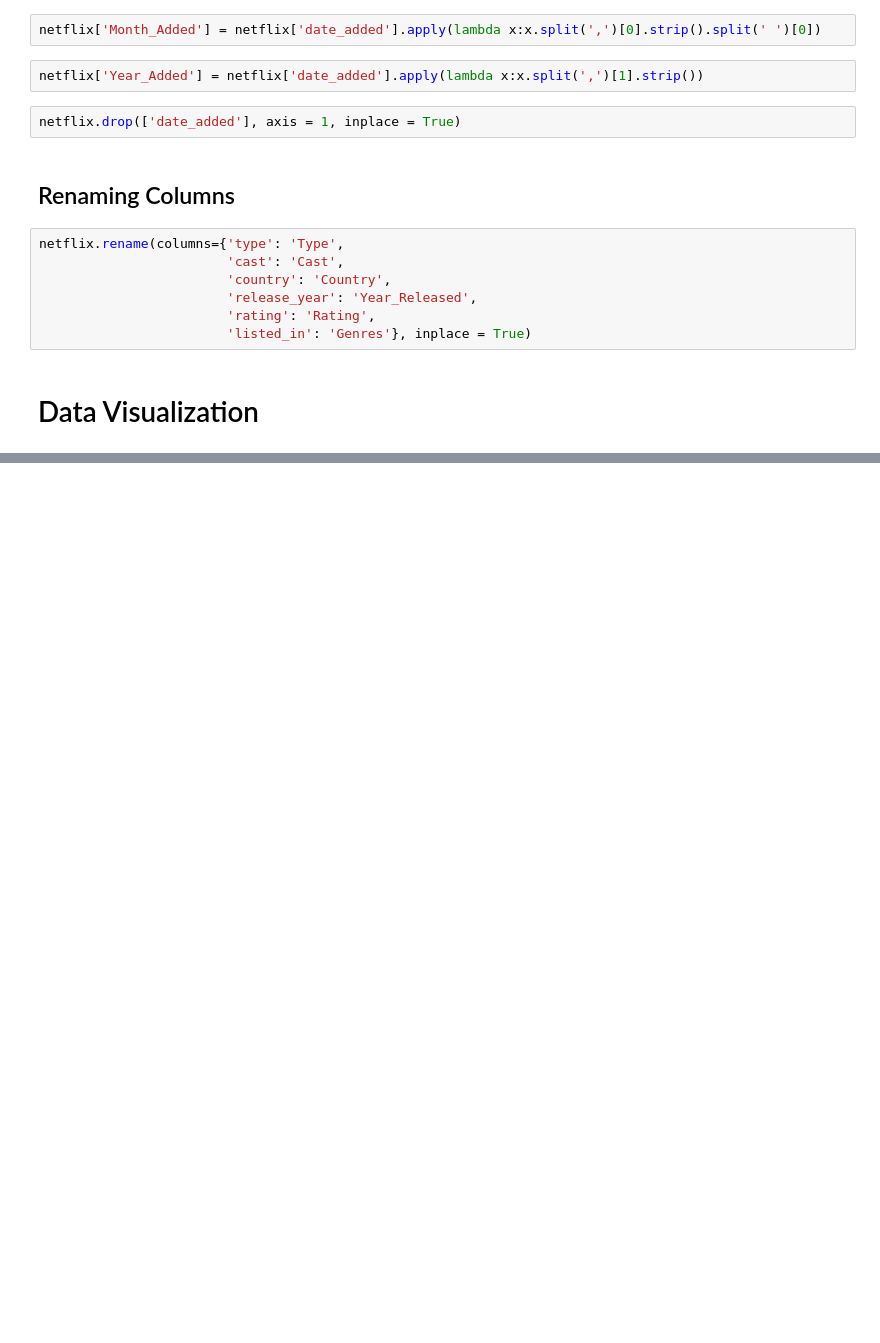
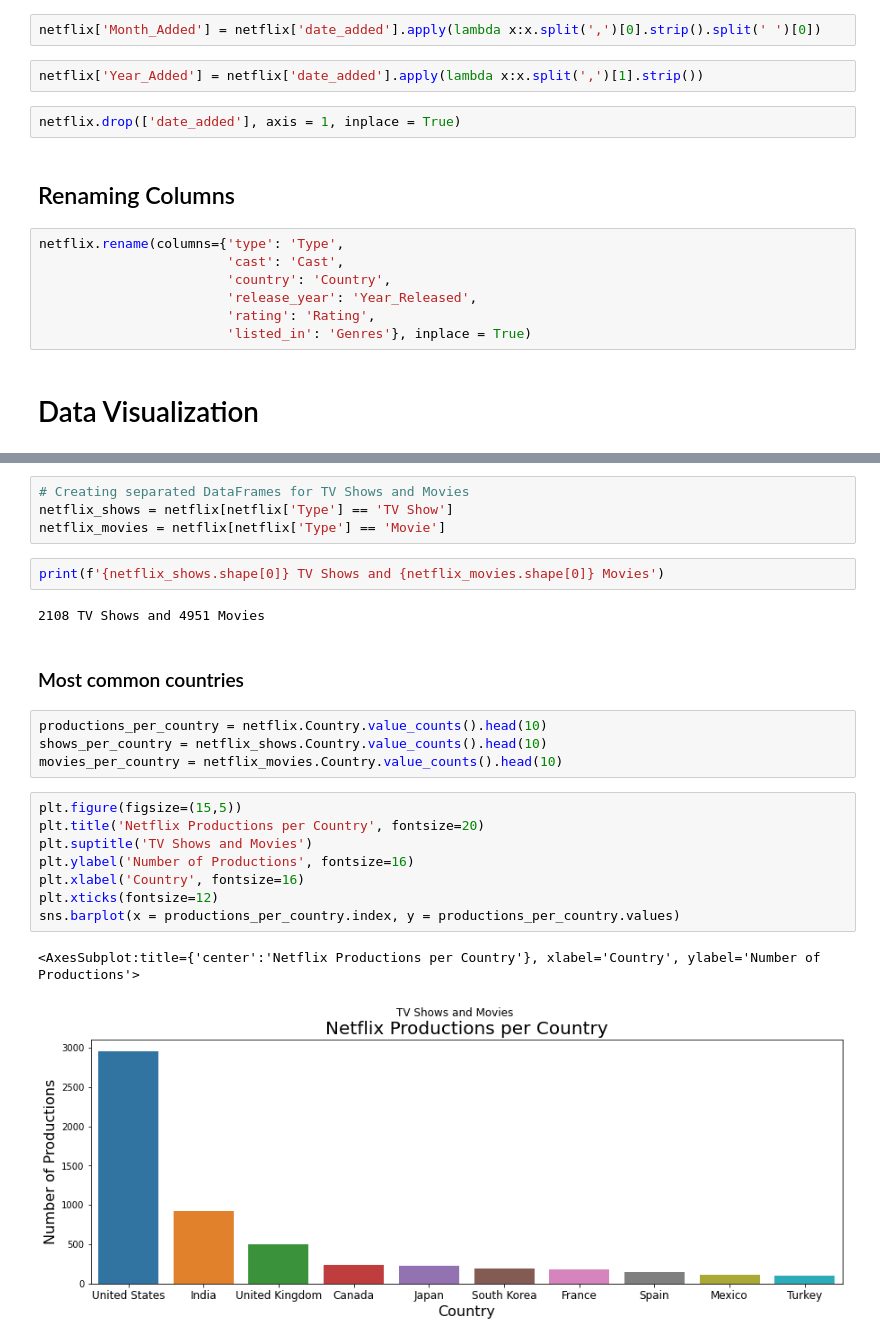
Before and after one commit to kimurarh/netflix-analysis, a Jupyter notebook: Netflix-Analysis.ipynb, the cells around one changed output, grey strips where cells are left out. Cells and saved outputs as stored; diff of their text form; blank space fills up the shorter version.

```diff
--- a/Netflix-Analysis.ipynb
+++ b/Netflix-Analysis.ipynb
@@ -224,0 +232,25 @@ Objectives:
+# %%
+# Creating separated DataFrames for TV Shows and Movies
+netflix_shows = netflix[netflix['Type'] == 'TV Show']
+netflix_movies = netflix[netflix['Type'] == 'Movie']
+# %%
+print(f'{netflix_shows.shape[0]} TV Shows and {netflix_movies.shape[0]} Movies')
+# %% [output]
+2108 TV Shows and 4951 Movies
+# %% [markdown]
+### Most common countries
+# %%
+productions_per_country = netflix.Country.value_counts().head(10)
+shows_per_country = netflix_shows.Country.value_counts().head(10)
+movies_per_country = netflix_movies.Country.value_counts().head(10)
+# %%
+plt.figure(figsize=(15,5))
+plt.title('Netflix Productions per Country', fontsize=20)
+plt.suptitle('TV Shows and Movies')
+plt.ylabel('Number of Productions', fontsize=16)
+plt.xlabel('Country', fontsize=16)
+plt.xticks(fontsize=12)
+sns.barplot(x = productions_per_country.index, y = productions_per_country.values)
+# %% [output]
+<AxesSubplot:title={'center':'Netflix Productions per Country'}, xlabel='Country', ylabel='Number of Productions'>
+[figure, added]
```
Also changed, not shown: parts of 20 cells of this notebook.
